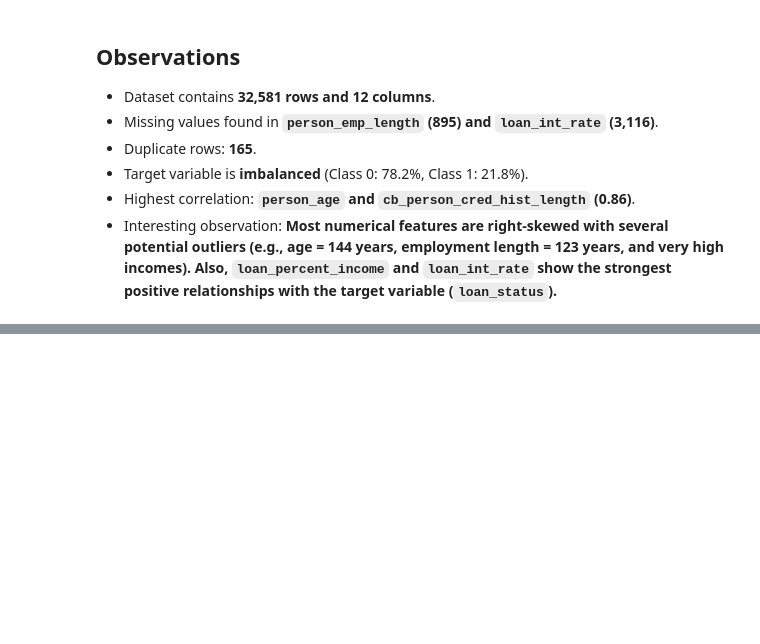
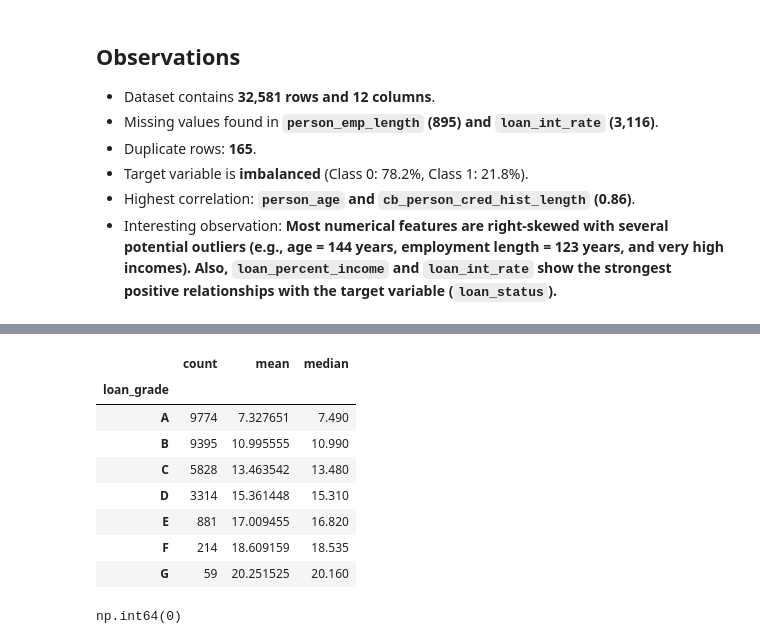
Before and after one commit to alirazasaleem-1/CodeAlpha_CreditScoringModel, a Jupyter notebook: notebooks/Credit_Scoring_Model.ipynb, the cells around one changed output, grey strips where cells are left out. Cells and saved outputs as stored; diff of their text form; code cells hidden in the pictures; blank space fills up the shorter version.

```diff
--- a/notebooks/Credit_Scoring_Model.ipynb
+++ b/notebooks/Credit_Scoring_Model.ipynb
@@ -193,0 +257,14 @@ The correlation heatmap shows that most numerical features have weak to moderate
+# %%
+df.groupby('loan_grade')['loan_int_rate'].agg(
+    ['count', 'mean', 'median']
+)
+# %% [output]
+|  | count | mean | median |
+| loan_grade |  |  |  |
+| A | 9774 | 7.327651 | 7.490 |
+| B | 9395 | 10.995555 | 10.990 |
+| C | 5828 | 13.463542 | 13.480 |
+| D | 3314 | 15.361448 | 15.310 |
+| E | 881 | 17.009455 | 16.820 |
+| F | 214 | 18.609159 | 18.535 |
+| G | 59 | 20.251525 | 20.160 |
@@ -193,0 +273,4 @@ The correlation heatmap shows that most numerical features have weak to moderate
+# %%
+df['loan_int_rate'].isnull().sum()
+# %% [output]
+np.int64(0)
```
Also changed, not shown: parts of 69 cells of this notebook, 1 other file.
